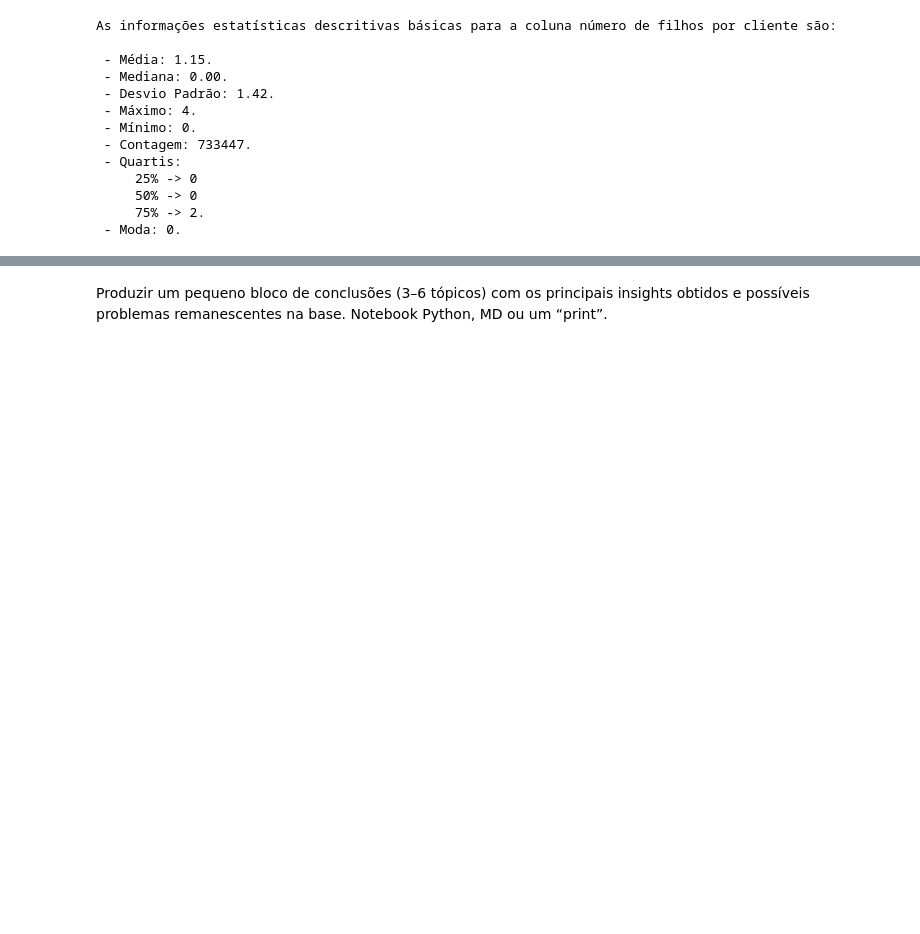
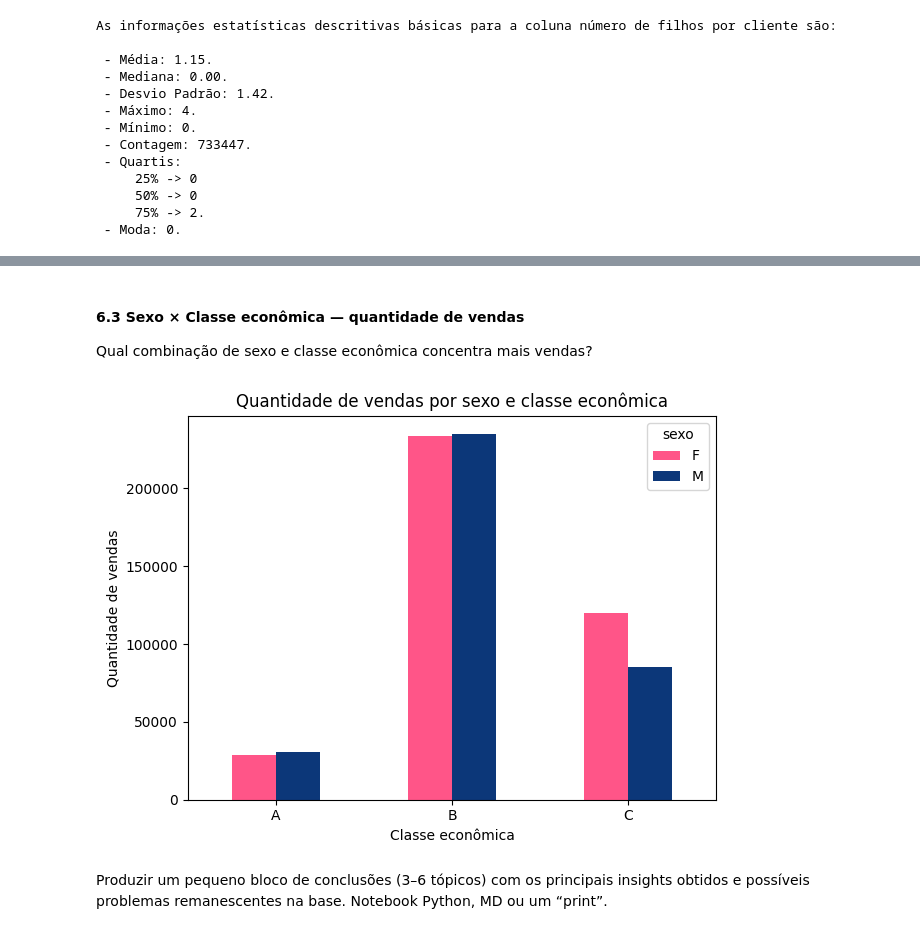
Before and after one commit to laisalegri/miniprojeto, a Jupyter notebook: miniprojeto_lais.ipynb, the cells around one changed output, grey strips where cells are left out. Cells and saved outputs as stored; diff of their text form; code cells hidden in the pictures; blank space fills up the shorter version.

```diff
--- a/miniprojeto_lais.ipynb
+++ b/miniprojeto_lais.ipynb
@@ -337,2 +560,30 @@ As informações estatísticas descritivas básicas para a coluna número de fil
+# %% [markdown]
+#### 6.3 Sexo × Classe econômica — quantidade de vendas
+
+Qual combinação de sexo e classe econômica concentra mais vendas?
+# %%
+vendas_sexo_classe = (
+    vendas_renomeado
+    .groupby(["sexo", "classe_economica"])
+    .size()
+    .reset_index(name="qtd_vendas")
+    .sort_values("qtd_vendas", ascending=False)
+)
+
+# Gráfico
+vendas_sexo_classe.pivot(
+    index="classe_economica",
+    columns="sexo",
+    values="qtd_vendas"
+).plot(kind="bar", color=["#FF5588", "#0C3779"])
+
+plt.title("Quantidade de vendas por sexo e classe econômica")
+plt.xlabel("Classe econômica")
+plt.ylabel("Quantidade de vendas")
+plt.xticks(rotation=0)
+plt.tight_layout()
+plt.show()
+# %% [output]
+[figure, added]
 # %% [markdown]
 Produzir um pequeno bloco de conclusões (3–6 tópicos) com os principais insights obtidos e possíveis problemas remanescentes na base. Notebook Python, MD ou um “print”.
```
Also changed, not shown: parts of 12 cells of this notebook, 2 other files.
